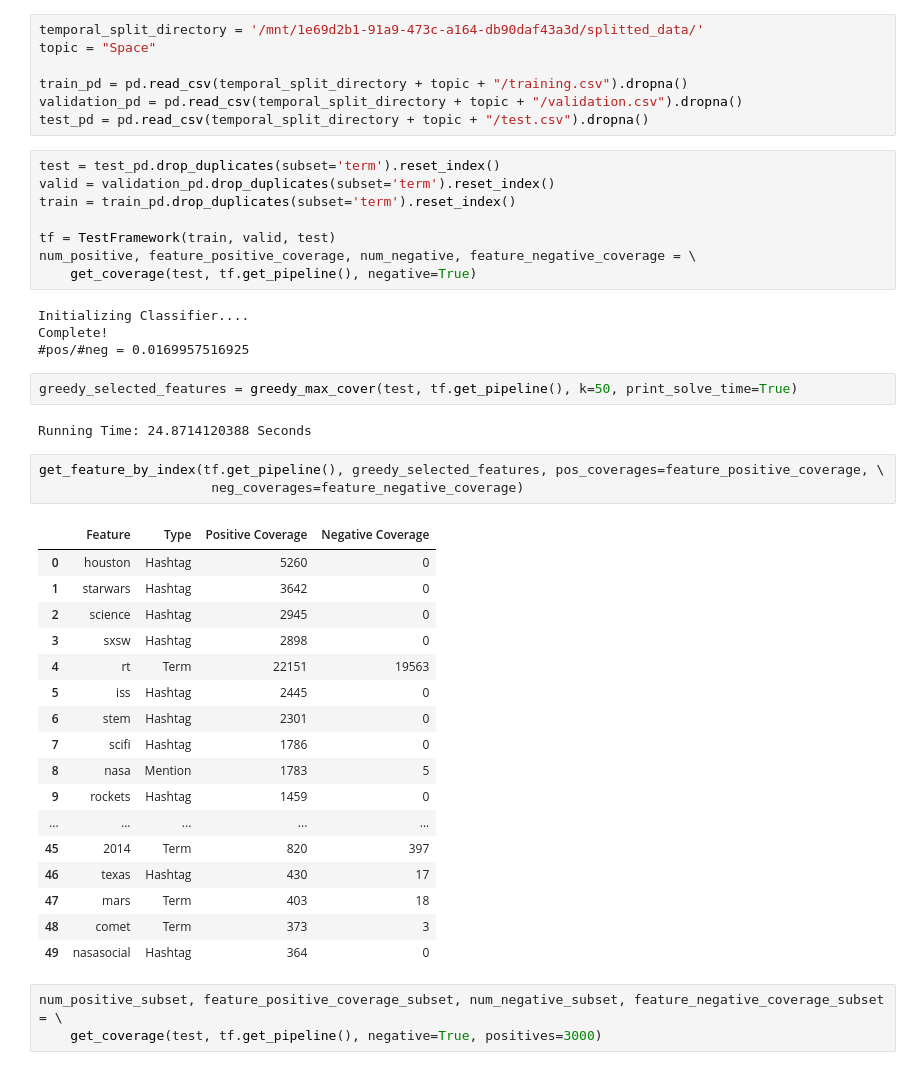
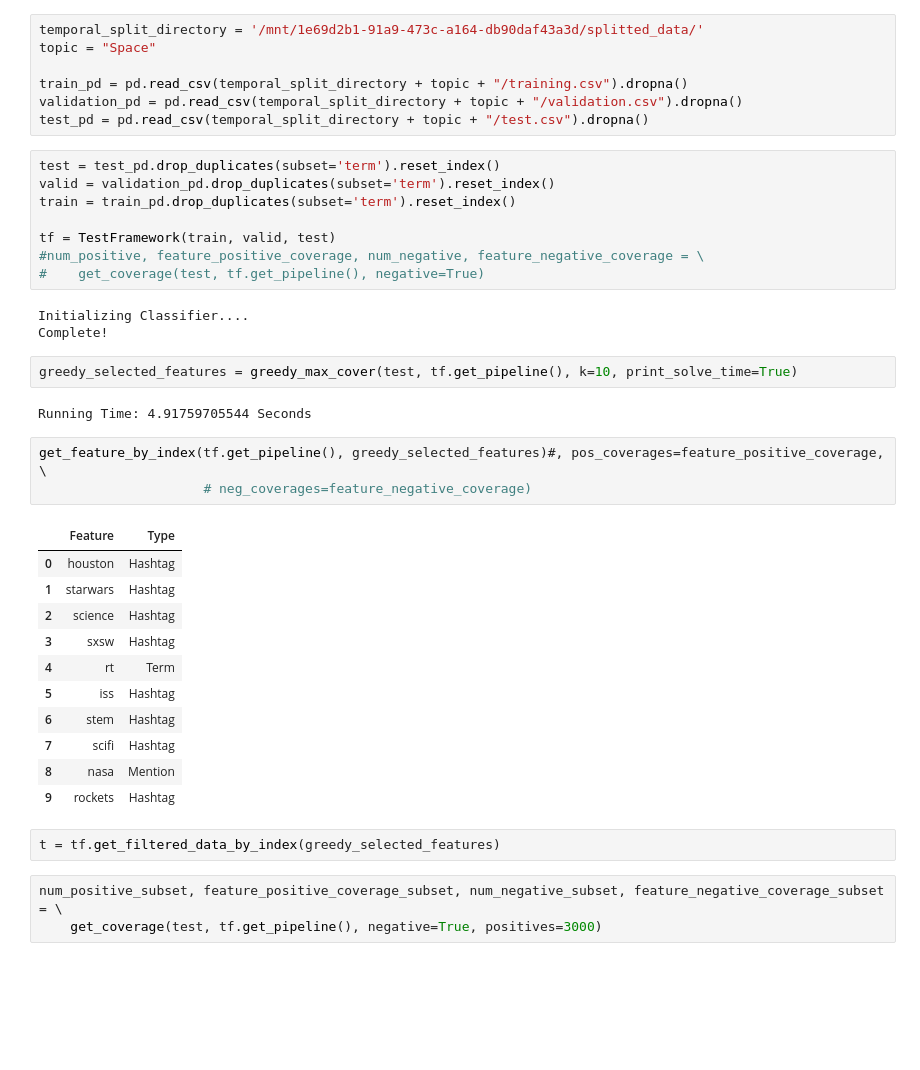
Before and after one commit to kasrsf/twitter-query, a Jupyter notebook: Notebooks/Report#5.ipynb, the cells around one changed output. Drawn from its saved outputs; the diff is of its cells as text; blank space fills up the shorter version.

```diff
--- a/Notebooks/Report#5.ipynb
+++ b/Notebooks/Report#5.ipynb
@@ -975,37 +975,32 @@ valid = validation_pd.drop_duplicates(subset='term').reset_index()
 train = train_pd.drop_duplicates(subset='term').reset_index()
 
 tf = TestFramework(train, valid, test)
-num_positive, feature_positive_coverage, num_negative, feature_negative_coverage = \
-    get_coverage(test, tf.get_pipeline(), negative=True)
+#num_positive, feature_positive_coverage, num_negative, feature_negative_coverage = \
+#    get_coverage(test, tf.get_pipeline(), negative=True)
 # %% [output]
 Initializing Classifier....
 Complete!
-#pos/#neg = 0.0169957516925
 # %%
-greedy_selected_features = greedy_max_cover(test, tf.get_pipeline(), k=50, print_solve_time=True)
+greedy_selected_features = greedy_max_cover(test, tf.get_pipeline(), k=10, print_solve_time=True)
 # %% [output]
-Running Time: 24.8714120388 Seconds
+Running Time: 4.91759705544 Seconds
 # %%
-get_feature_by_index(tf.get_pipeline(), greedy_selected_features, pos_coverages=feature_positive_coverage, \
-                      neg_coverages=feature_negative_coverage)
+get_feature_by_index(tf.get_pipeline(), greedy_selected_features)#, pos_coverages=feature_positive_coverage, \
+                     # neg_coverages=feature_negative_coverage)
 # %% [output]
-|  | Feature | Type | Positive Coverage | Negative Coverage |
-| 0 | houston | Hashtag | 5260 | 0 |
-| 1 | starwars | Hashtag | 3642 | 0 |
-| 2 | science | Hashtag | 2945 | 0 |
-| 3 | sxsw | Hashtag | 2898 | 0 |
-| 4 | rt | Term | 22151 | 19563 |
-| 5 | iss | Hashtag | 2445 | 0 |
-| 6 | stem | Hashtag | 2301 | 0 |
-| 7 | scifi | Hashtag | 1786 | 0 |
-| 8 | nasa | Mention | 1783 | 5 |
-| 9 | rockets | Hashtag | 1459 | 0 |
-| ... | ... | ... | ... | ... |
-| 45 | 2014 | Term | 820 | 397 |
-| 46 | texas | Hashtag | 430 | 17 |
-| 47 | mars | Term | 403 | 18 |
-| 48 | comet | Term | 373 | 3 |
-| 49 | nasasocial | Hashtag | 364 | 0 |
+|  | Feature | Type |
+| 0 | houston | Hashtag |
+| 1 | starwars | Hashtag |
+| 2 | science | Hashtag |
+| 3 | sxsw | Hashtag |
+| 4 | rt | Term |
+| 5 | iss | Hashtag |
+| 6 | stem | Hashtag |
+| 7 | scifi | Hashtag |
+| 8 | nasa | Mention |
+| 9 | rockets | Hashtag |
+# %%
+t = tf.get_filtered_data_by_index(greedy_selected_features)
 # %%
 num_positive_subset, feature_positive_coverage_subset, num_negative_subset, feature_negative_coverage_subset = \
     get_coverage(test, tf.get_pipeline(), negative=True, positives=3000)
```
Also changed, not shown: parts of 2 cells of this notebook, 14 other files.
